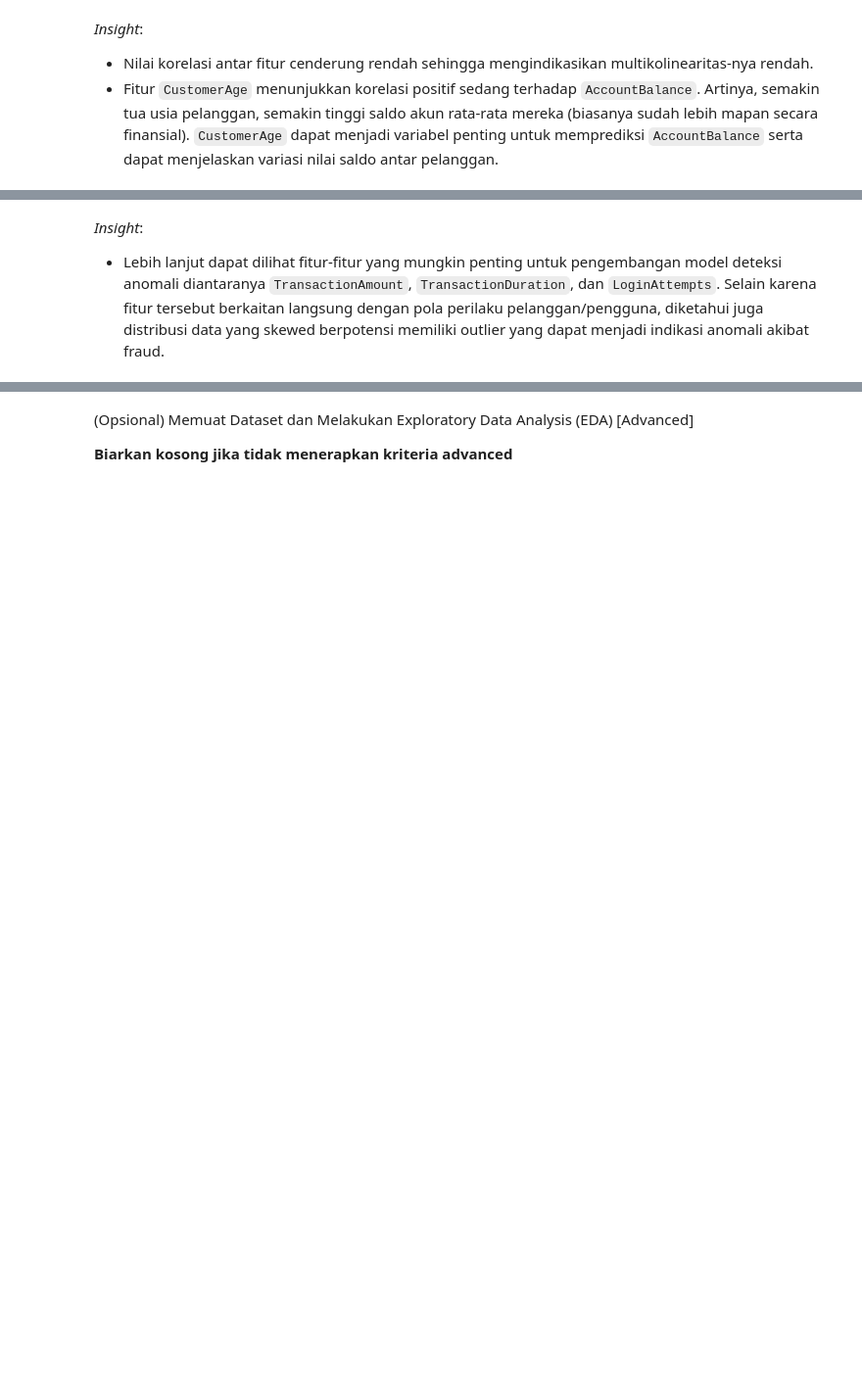
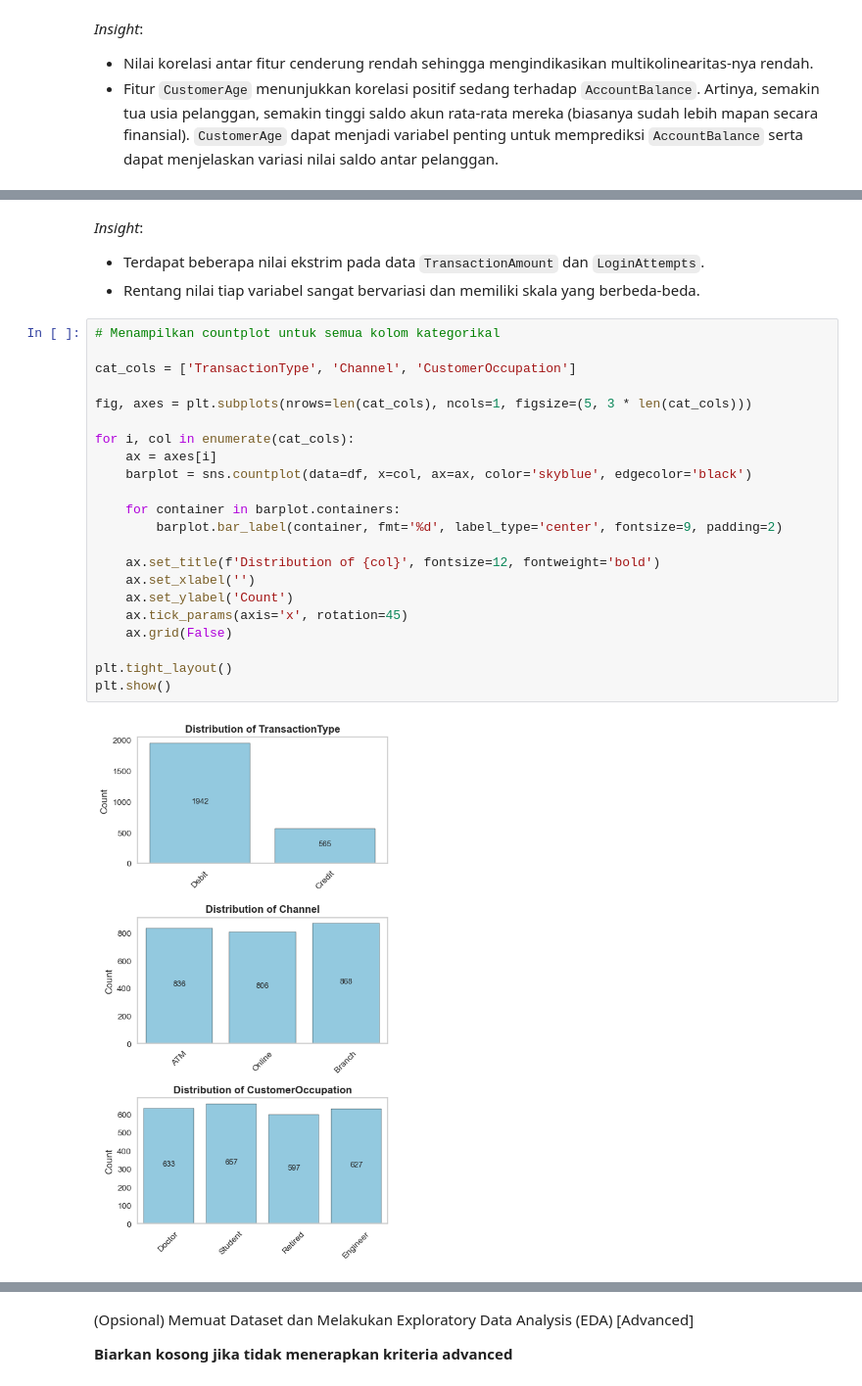
Before and after one commit to Sulbae/ML-Supervised-Unsupervised, a Jupyter notebook: [Clustering]_Submission_Akhir_BMLP_Anggun-Sulis-Setyawan.ipynb, the cells around one changed output, grey strips where cells are left out. Shown: that part at 98% size. Saved outputs shown, nothing was run; the diff lists cells and outputs as text; blank space fills up the shorter version.

```diff
--- a/[Clustering]_Submission_Akhir_BMLP_Anggun-Sulis-Setyawan.ipynb
+++ b/[Clustering]_Submission_Akhir_BMLP_Anggun-Sulis-Setyawan.ipynb
@@ -161,3 +176,28 @@ plt.show()
-# %% [markdown]
-_Insight_:
-* Lebih lanjut dapat dilihat fitur-fitur yang mungkin penting untuk pengembangan model deteksi anomali diantaranya `TransactionAmount`, `TransactionDuration`, dan `LoginAttempts`. Selain karena fitur tersebut berkaitan langsung dengan pola perilaku pelanggan/pengguna, diketahui juga distribusi data yang skewed berpotensi memiliki outlier yang dapat menjadi indikasi anomali akibat fraud.
+# %% [markdown]
+_Insight_:
+* Terdapat beberapa nilai ekstrim pada data `TransactionAmount` dan `LoginAttempts`.
+* Rentang nilai tiap variabel sangat bervariasi dan memiliki skala yang berbeda-beda.
+# %%
+# Menampilkan countplot untuk semua kolom kategorikal
+
+cat_cols = ['TransactionType', 'Channel', 'CustomerOccupation']
+
+fig, axes = plt.subplots(nrows=len(cat_cols), ncols=1, figsize=(5, 3 * len(cat_cols)))
+
+for i, col in enumerate(cat_cols):
+    ax = axes[i]
+    barplot = sns.countplot(data=df, x=col, ax=ax, color='skyblue', edgecolor='black')
+
+    for container in barplot.containers:
+        barplot.bar_label(container, fmt='%d', label_type='center', fontsize=9, padding=2)
+
+    ax.set_title(f'Distribution of {col}', fontsize=12, fontweight='bold')
+    ax.set_xlabel('')
+    ax.set_ylabel('Count')
+    ax.tick_params(axis='x', rotation=45)
+    ax.grid(False)
+
+plt.tight_layout()
+plt.show()
+# %% [output]
+[figure, added]
```
Also changed, not shown: parts of 13 cells of this notebook.
